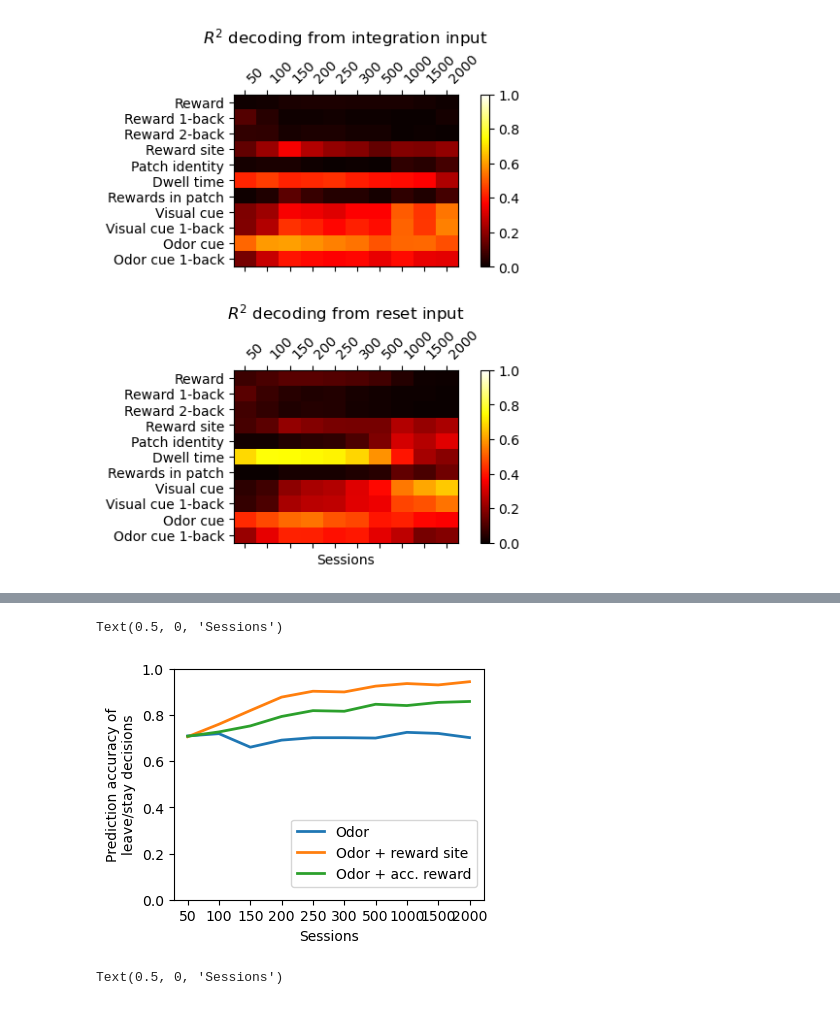
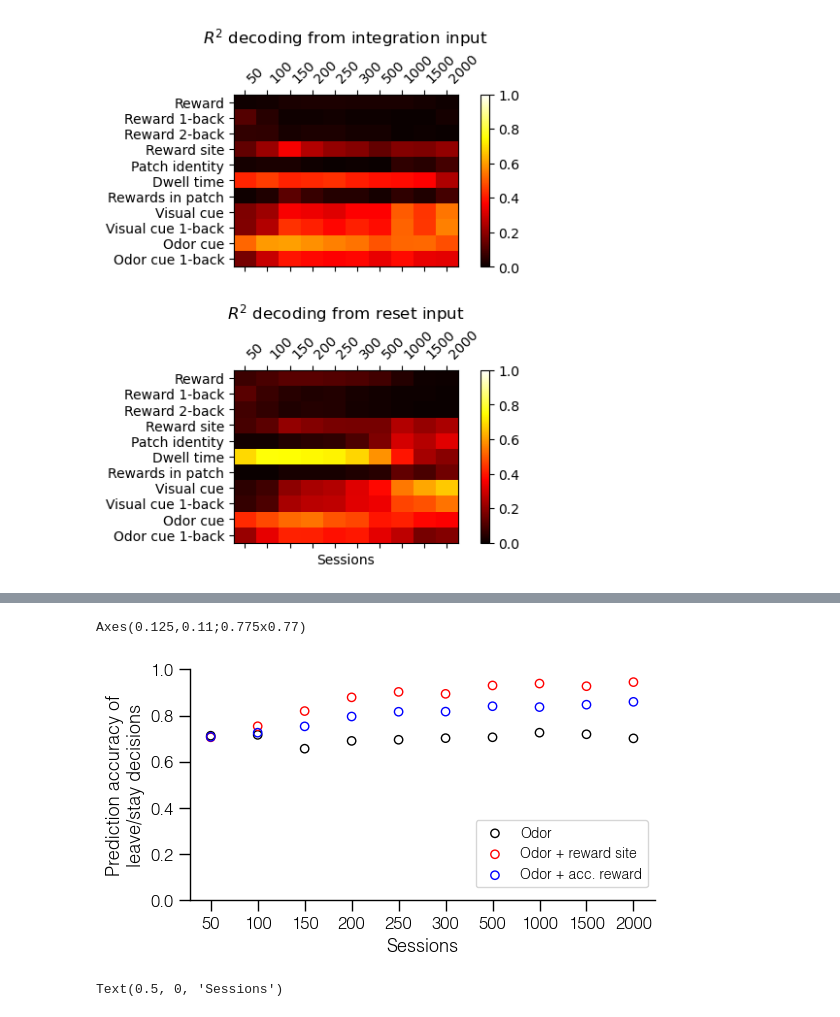
Before and after one commit to davidgbe/favorably_connected, a Jupyter notebook: code/notebooks/alignment_of_inputs_with_subnetwork.ipynb, the cells around one changed output, grey strips where cells are left out. Saved outputs shown, nothing was run; the diff lists cells and outputs as text; code cells hidden in the pictures.

Commit message:
figure updates

```diff
--- a/code/notebooks/alignment_of_inputs_with_subnetwork.ipynb
+++ b/code/notebooks/alignment_of_inputs_with_subnetwork.ipynb
@@ -26,7 +26,7 @@ from agents.networks.gru_rnn import GRU_RNN
 from plot_utils import plot_fps
 from copy import deepcopy as copy
 from nb_analysis_tools import load_numpy, load_compressed_data, parse_all_sessions, gen_alignment_chart, find_odor_site_trajectories_by_patch_type
-from aux_funcs import compressed_write
+from aux_funcs import compressed_write, format_plot
 from sklearn.linear_model import LinearRegression, LogisticRegression
 from sklearn.utils.class_weight import compute_class_weight
 from sklearn.model_selection import KFold, StratifiedKFold
@@ -45,4 +45,6 @@ HIDDEN_SIZE = 128
 SUB_HIDDEN_SIZE = 32
 SUB_INPUT_SIZE = 2
 SUB_OUTPUT_SIZE = 1
+
+plt.rcParams['font.family'] = 'Helvetica Light'
 # %% [output]
@@ -566,23 +570,24 @@ for i, hidden_and_behavior_path in enumerate(hidden_and_behavior_paths):
 # %%
 scale = 1  # Adjusted for better visualization
-fig, axs = plt.subplots(1, 1, figsize=(4 * scale, 3 * scale), sharex=False, sharey=True)
+fig, axs = plt.subplots(1, 1, figsize=(6 * scale, 3 * scale), sharex=False, sharey=True)
 
 r2_arr = np.array(all_r2_scores)
 
-axs.plot(np.arange(r2_arr.shape[0]), r2_arr[:, 0], label='Odor', lw=2)
-axs.plot(np.arange(r2_arr.shape[0]), r2_arr[:, 1], label='Odor + reward site', lw=2)
-axs.plot(np.arange(r2_arr.shape[0]), r2_arr[:, 2], label='Odor + acc. reward', lw=2)
+axs.scatter(np.arange(r2_arr.shape[0]), r2_arr[:, 0], label='Odor', facecolor='None', edgecolor='black')
+axs.scatter(np.arange(r2_arr.shape[0]), r2_arr[:, 1], label='Odor + reward site', facecolor='None', edgecolor='red')
+axs.scatter(np.arange(r2_arr.shape[0]), r2_arr[:, 2], label='Odor + acc. reward', facecolor='None', edgecolor='blue')
 
 axs.set_ylim(0, 1)
 
 fig.legend(bbox_to_anchor=(0.9, 0.4))
 
 axs.set_ylabel('Prediction accuracy of\nleave/stay decisions')
 axs.set_xticks(np.arange(r2_arr.shape[0]), list(np.arange(50, 350, 50)) + [500, 1000, 1500, 2000])
 axs.set_xlabel('Sessions')
+format_plot(axs)
 # %% [output]
-Text(0.5, 0, 'Sessions')
+Axes(0.125,0.11;0.775x0.77)
-[figure, old version]
+[figure, new version]
 # %%
 def load_data(data_path, averaging_size=1):
     file_names = glob.glob(data_path)
```
Also changed, not shown: parts of 2 cells of this notebook, 6 other files.
